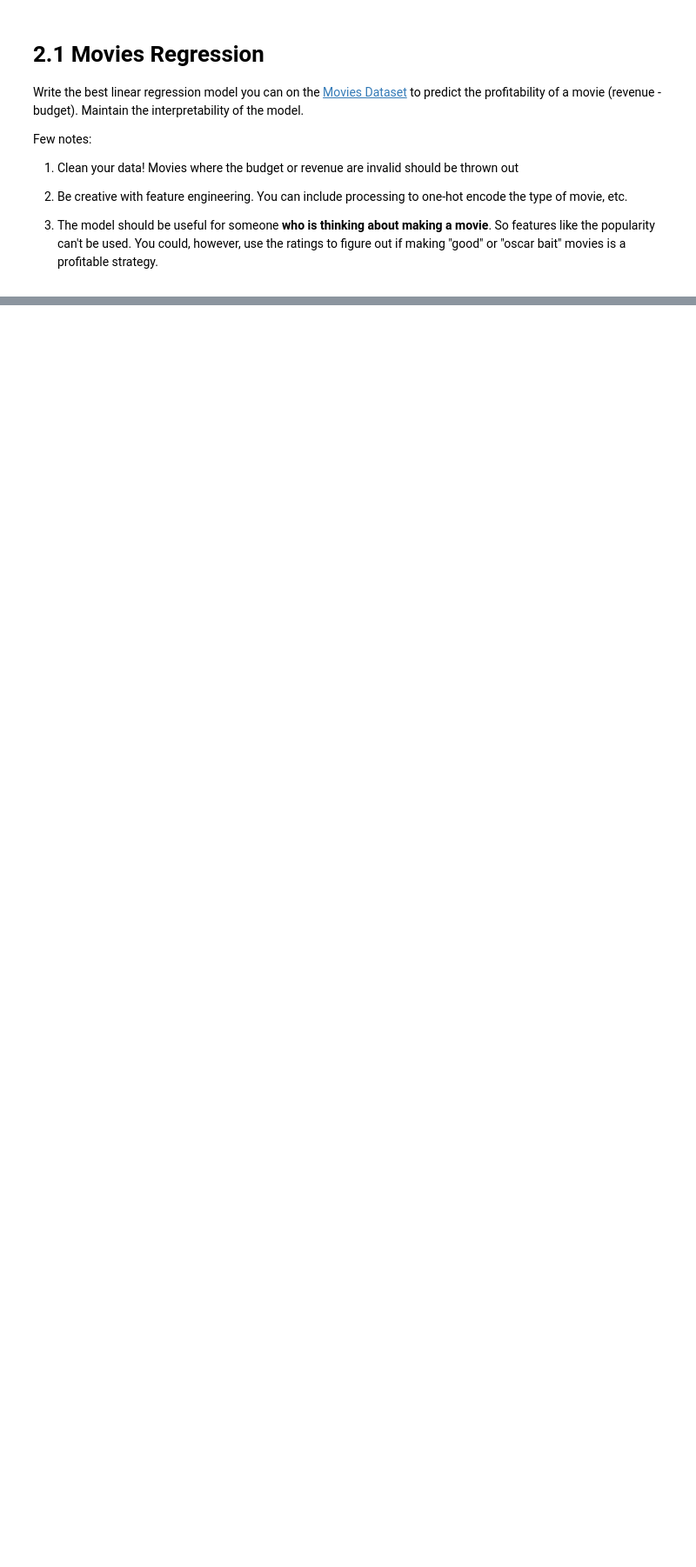
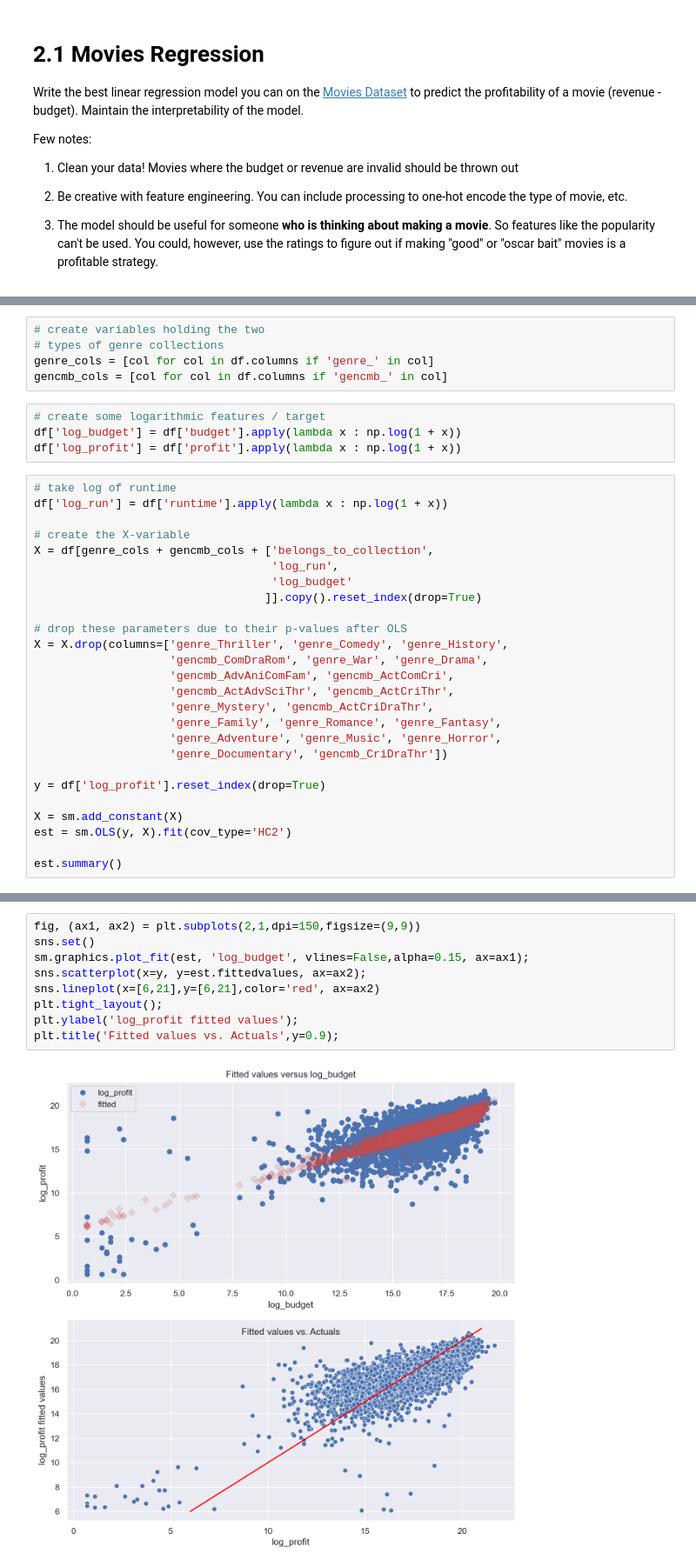
Before and after one commit to cb-ds-1/3-5-optimization, a Jupyter notebook: Workshop_ Maximum likelihood.ipynb, the cells around one changed output, grey strips where cells are left out. Shown at 87% size. Drawn from its saved outputs; the diff is of its cells as text; blank space fills up the shorter version.

```diff
--- a/Workshop_ Maximum likelihood.ipynb
+++ b/Workshop_ Maximum likelihood.ipynb
@@ -47,0 +305,35 @@ Few notes:
+# %%
+# create variables holding the two
+# types of genre collections
+genre_cols = [col for col in df.columns if 'genre_' in col]
+gencmb_cols = [col for col in df.columns if 'gencmb_' in col]
+# %%
+# create some logarithmic features / target
+df['log_budget'] = df['budget'].apply(lambda x : np.log(1 + x))
+df['log_profit'] = df['profit'].apply(lambda x : np.log(1 + x))
+# %%
+# take log of runtime
+df['log_run'] = df['runtime'].apply(lambda x : np.log(1 + x))
+
+# create the X-variable
+X = df[genre_cols + gencmb_cols + ['belongs_to_collection',
+                                   'log_run',
+                                   'log_budget'
+                                  ]].copy().reset_index(drop=True)
+
+# drop these parameters due to their p-values after OLS
+X = X.drop(columns=['genre_Thriller', 'genre_Comedy', 'genre_History',
+                    'gencmb_ComDraRom', 'genre_War', 'genre_Drama',
+                    'gencmb_AdvAniComFam', 'gencmb_ActComCri',
+                    'gencmb_ActAdvSciThr', 'gencmb_ActCriThr',
+                    'genre_Mystery', 'gencmb_ActCriDraThr',
+                    'genre_Family', 'genre_Romance', 'genre_Fantasy',
+                    'genre_Adventure', 'genre_Music', 'genre_Horror',
+                    'genre_Documentary', 'gencmb_CriDraThr'])
+
+y = df['log_profit'].reset_index(drop=True)
+
+X = sm.add_constant(X)
+est = sm.OLS(y, X).fit(cov_type='HC2')
+
+est.summary()
@@ -48,3 +392,14 @@ Few notes:
+# %%
+fig, (ax1, ax2) = plt.subplots(2,1,dpi=150,figsize=(9,9))
+sns.set()
+sm.graphics.plot_fit(est, 'log_budget', vlines=False,alpha=0.15, ax=ax1);
+sns.scatterplot(x=y, y=est.fittedvalues, ax=ax2);
+sns.lineplot(x=[6,21],y=[6,21],color='red', ax=ax2)
+plt.tight_layout();
+plt.ylabel('log_profit fitted values');
+plt.title('Fitted values vs. Actuals',y=0.9);
+# %% [output]
+[figure, added]
 # %% [markdown]
 # 2.2 Movies Manual Regression
 
```
Also changed, not shown: parts of 34 cells of this notebook.
